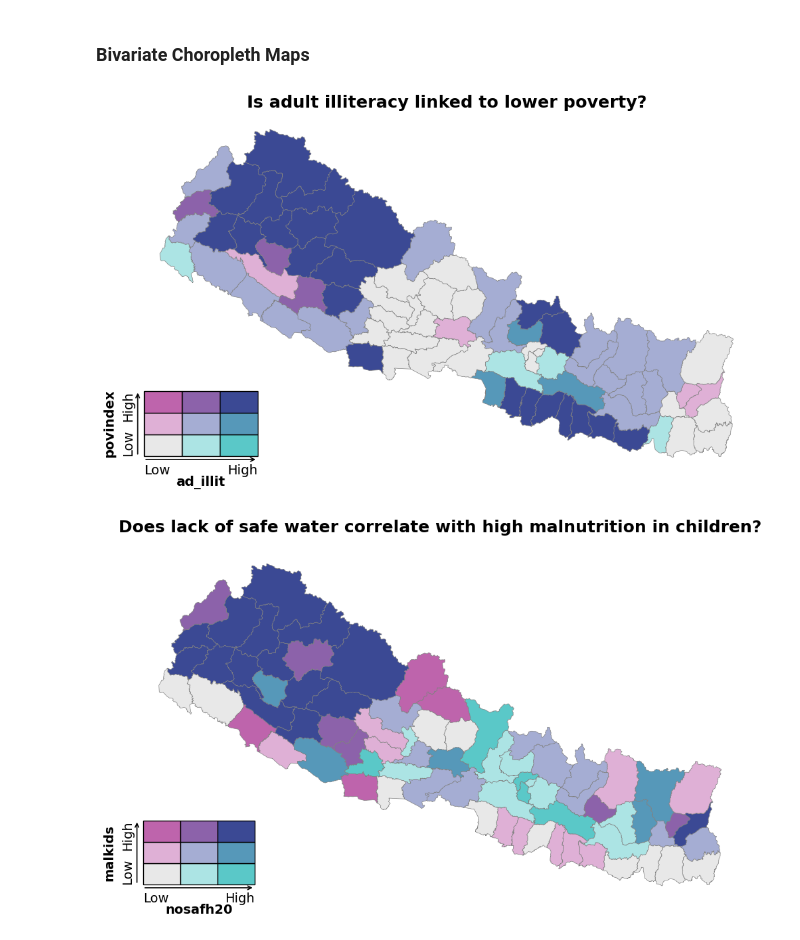
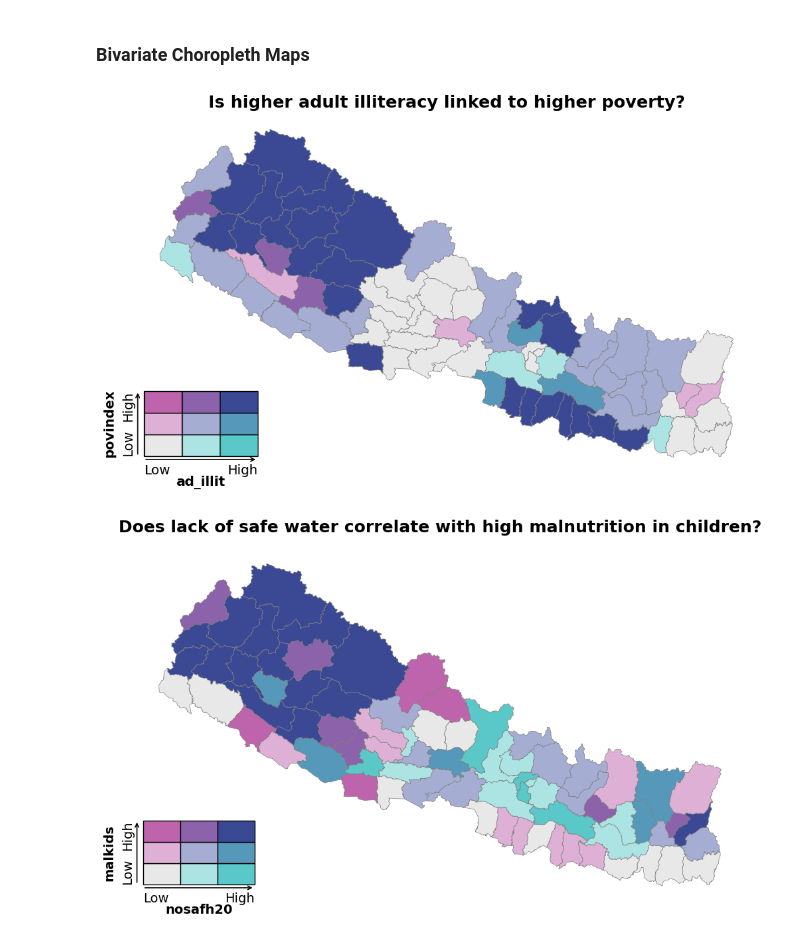
Before and after one commit to veronhoxha/health-poverty-and-education-indicators-for-nepal-districts, a Jupyter notebook: code/notebook.ipynb, the cells around one changed output. Cells and saved outputs as stored; diff of their text form; code cells hidden in the pictures.

```diff
--- a/code/notebook.ipynb
+++ b/code/notebook.ipynb
@@ -174,9 +174,9 @@ choropleth_mapping(gdf, variables="ad_illit", title="Adult illiteracy rate by Di
 ### Bivariate Choropleth Maps
 # %%
 # bivariate choropleth map - Adult illiteracy vs Poverty
-choropleth_mapping(gdf, variables=("ad_illit", "povindex"), title="Is adult illiteracy linked to lower poverty?")
+choropleth_mapping(gdf, variables=("ad_illit", "povindex"), title="Is higher adult illiteracy linked to higher poverty?")
 # %% [output]
-[figure, old version]
+[figure, new version]
 # %%
 # bivariate choropleth map - Lack of Safe Water vs Child Malnutrition
 choropleth_mapping(gdf, variables=("nosafh20", "malkids"), title="Does lack of safe water correlate with high malnutrition in children?")
```
Also changed, not shown: parts of 2 cells of this notebook.
